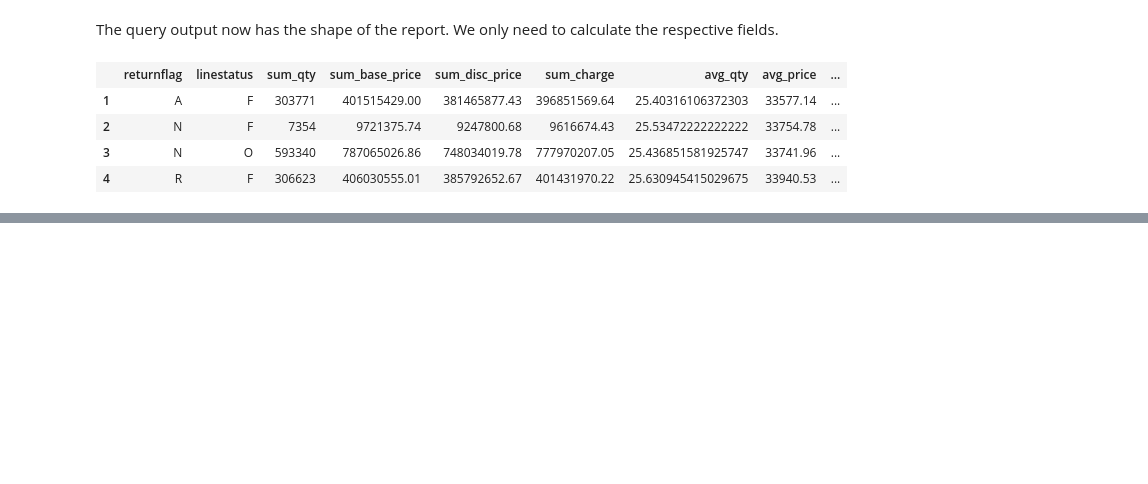
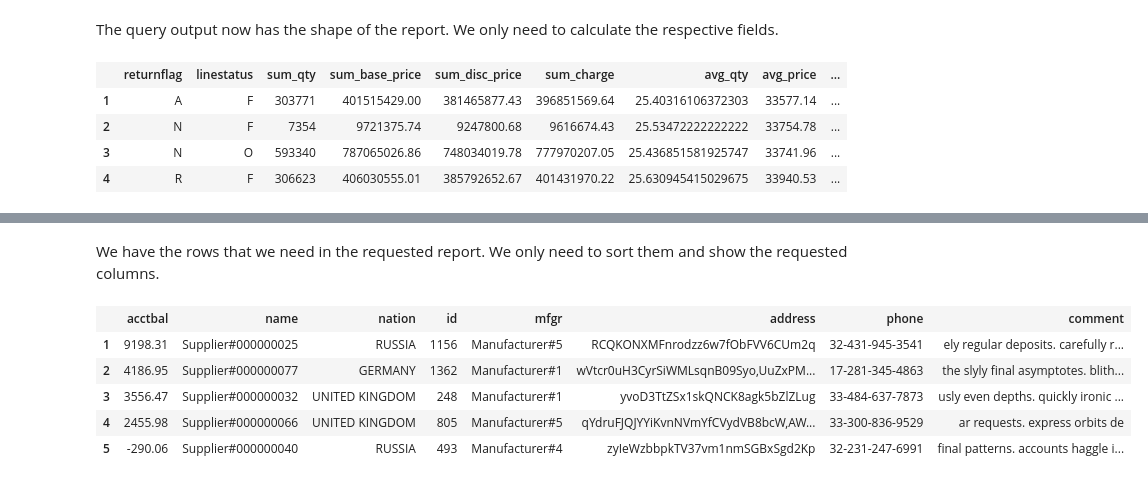
Before and after one commit to rbt-lang/rbt-proto, a Jupyter notebook: jl/demo/tpch-queries.ipynb, the cells around one changed output, grey strips where cells are left out. Saved outputs shown, nothing was run; the diff lists cells and outputs as text; code cells hidden in the pictures; blank space fills up the shorter version.

```diff
--- a/jl/demo/tpch-queries.ipynb
+++ b/jl/demo/tpch-queries.ipynb
@@ -230,0 +372,32 @@ The query output now has the shape of the report.  We only need to calculate the
+# %% [markdown]
+We have the rows that we need in the requested report.  We only need to sort them and show the requested columns.
+# %%
+@query(
+    partsupp
+    :filter(
+        (part.size == SIZE) &
+        contains(part.type_, TYPE) &
+        (supplier.nation.region.name == REGION))
+    :filter(supplycost == min(and_around(part).supplycost))
+    :sort(
+        supplier.acctbal:desc,
+        supplier.nation.name,
+        part.name,
+        part.id)
+    :select(
+        supplier.acctbal,
+        supplier.name,
+        supplier.nation,
+        part.id,
+        part.mfgr,
+        supplier.address,
+        supplier.phone,
+        supplier.comment),
+    SIZE=8, TYPE="BRASS", REGION="EUROPE")
+# %% [output]
+|  | acctbal | name | nation | id | mfgr | address | phone | comment |
+| 1 | 9198.31 | Supplier#000000025 | RUSSIA | 1156 | Manufacturer#5 | RCQKONXMFnrodzz6w7fObFVV6CUm2q | 32-431-945-3541 | ely regular deposits. carefully r... |
+| 2 | 4186.95 | Supplier#000000077 | GERMANY | 1362 | Manufacturer#1 | wVtcr0uH3CyrSiWMLsqnB09Syo,UuZxPM... | 17-281-345-4863 | the slyly final asymptotes. blith... |
+| 3 | 3556.47 | Supplier#000000032 | UNITED KINGDOM | 248 | Manufacturer#1 | yvoD3TtZSx1skQNCK8agk5bZlZLug | 33-484-637-7873 | usly even depths. quickly ironic ... |
+| 4 | 2455.98 | Supplier#000000066 | UNITED KINGDOM | 805 | Manufacturer#5 | qYdruFJQJYYiKvnNVmYfCVydVB8bcW,AW... | 33-300-836-9529 | ar requests. express orbits de |
+| 5 | -290.06 | Supplier#000000040 | RUSSIA | 493 | Manufacturer#4 | zyIeWzbbpkTV37vm1nmSGBxSgd2Kp | 32-231-247-6991 | final patterns. accounts haggle i... |
```
Also changed, not shown: parts of 9 cells of this notebook, 4 other files.
